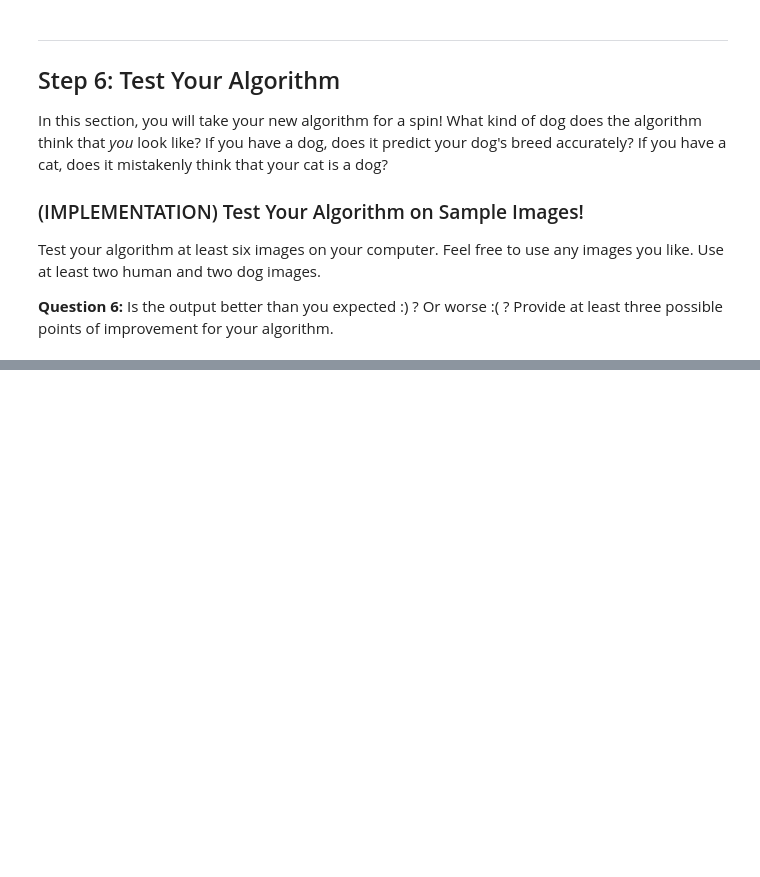
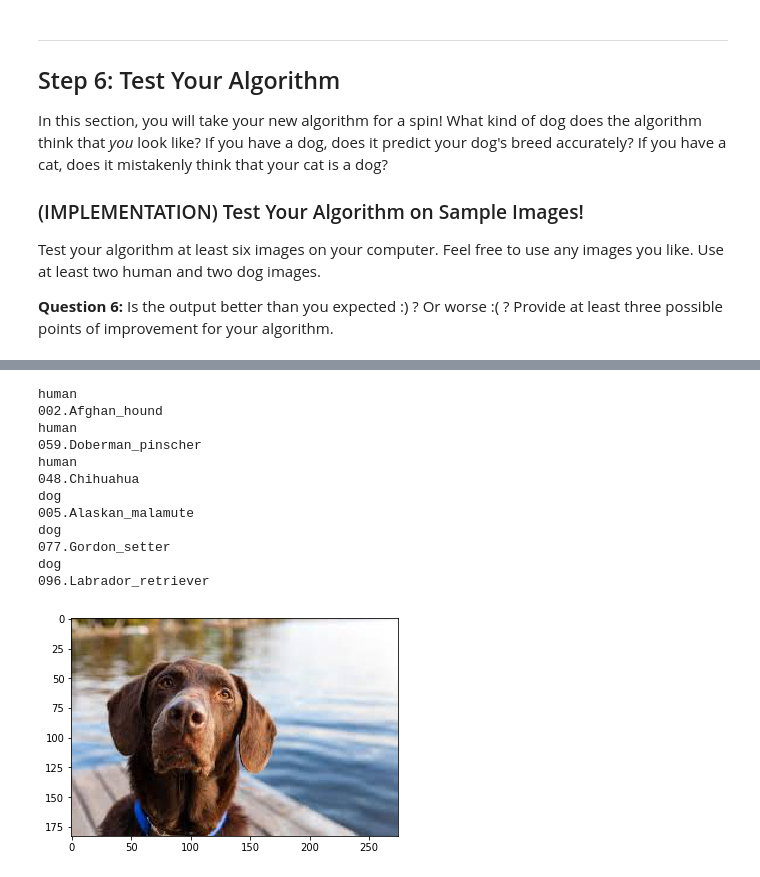
Before and after one commit to jimmiebtlr/learning-machine-learning, a Jupyter notebook: udacity/project2/dog_app.ipynb, the cells around one changed output, grey strips where cells are left out. Drawn from its saved outputs; the diff is of its cells as text; code cells hidden in the pictures; blank space fills up the shorter version.

```diff
--- a/udacity/project2/dog_app.ipynb
+++ b/udacity/project2/dog_app.ipynb
@@ -620,14 +791,37 @@ test(loaders_transfer, model_transfer, criterion_transfer, use_cuda)
 Write a function that takes an image path as input and returns the dog breed (`Affenpinscher`, `Afghan hound`, etc) that is predicted by your model.
 # %%
+import torchvision.transforms as transforms
+import torch.nn as nn
+
+# the following import is required for training to be robust to truncated images
+from PIL import Image
+
 ### TODO: Write a function that takes a path to an image as input
 ### and returns the dog breed that is predicted by the model.
 
+img_transform = transforms.Compose([transforms.CenterCrop(224),
+                                        transforms.ToTensor(),
+                                        transforms.Normalize(mean=(0.485, 0.456, 0.406),std=(0.229, 0.224, 0.225))])
+
+
 # list of class names by index, i.e. a name can be accessed like class_names[0]
-class_names = [item[4:].replace("_", " ") for item in data_transfer['train'].classes]
+# class_names = [label for (img, label) in iter(loaders_transfer['train']).next()]
+# print('class_names', class_names)
+
+sm = nn.Softmax(dim=0)
 
 def predict_breed_transfer(img_path):
-    # load the image and return the predicted breed
-    return None
+    img = Image.open(img_path)
+    img_data = img_transform(img).cuda()
+
+    predicted = model_transfer.forward(img_data.unsqueeze_(0))
+    index = predicted.data.argmax(dim=1)[0].item()
+    label = classes[index]
+
+    plt.imshow(img)
+    print(label)
+
+    return label
 # %% [markdown]
 ---
 <a id='step5'></a>
@@ -651,7 +845,15 @@ Some sample output for our algorithm is provided below, but feel free to design
 ### Feel free to use as many code cells as needed.
 
 def run_app(img_path):
-    ## handle cases for a human face, dog, and neither
+    if not face_detector(img_path) and not dog_detector(img_path):
+        raise Exception('No doggo or hooman found')
+
+    if dog_detector(img_path):
+        print("dog")
+        return predict_breed_transfer(img_path)
+    elif face_detector(img_path):
+        print("human")
+        return predict_breed_transfer(img_path)
 # %% [markdown]
 ---
 <a id='step6'></a>
@@ -669,8 +875,25 @@ __Answer:__ (Three possible points for improvement)
 # %%
 ## TODO: Execute your algorithm from Step 6 on
 ## at least 6 images on your computer.
 ## Feel free to use as many code cells as needed.
 
+human_files = ["human1.jpg","human2.jpg","human3.jpg"]
+dog_files = ["dog1.jpg","dog2.jpg","dog3.jpg"]
+
 ## suggested code, below
 for file in np.hstack((human_files[:3], dog_files[:3])):
     run_app(file)
+# %% [output]
+human
+002.Afghan_hound
+human
+059.Doberman_pinscher
+human
+048.Chihuahua
+dog
+005.Alaskan_malamute
+dog
+077.Gordon_setter
+dog
+096.Labrador_retriever
+[figure, added]
```
Also changed, not shown: parts of 39 cells of this notebook, 3 other files.
